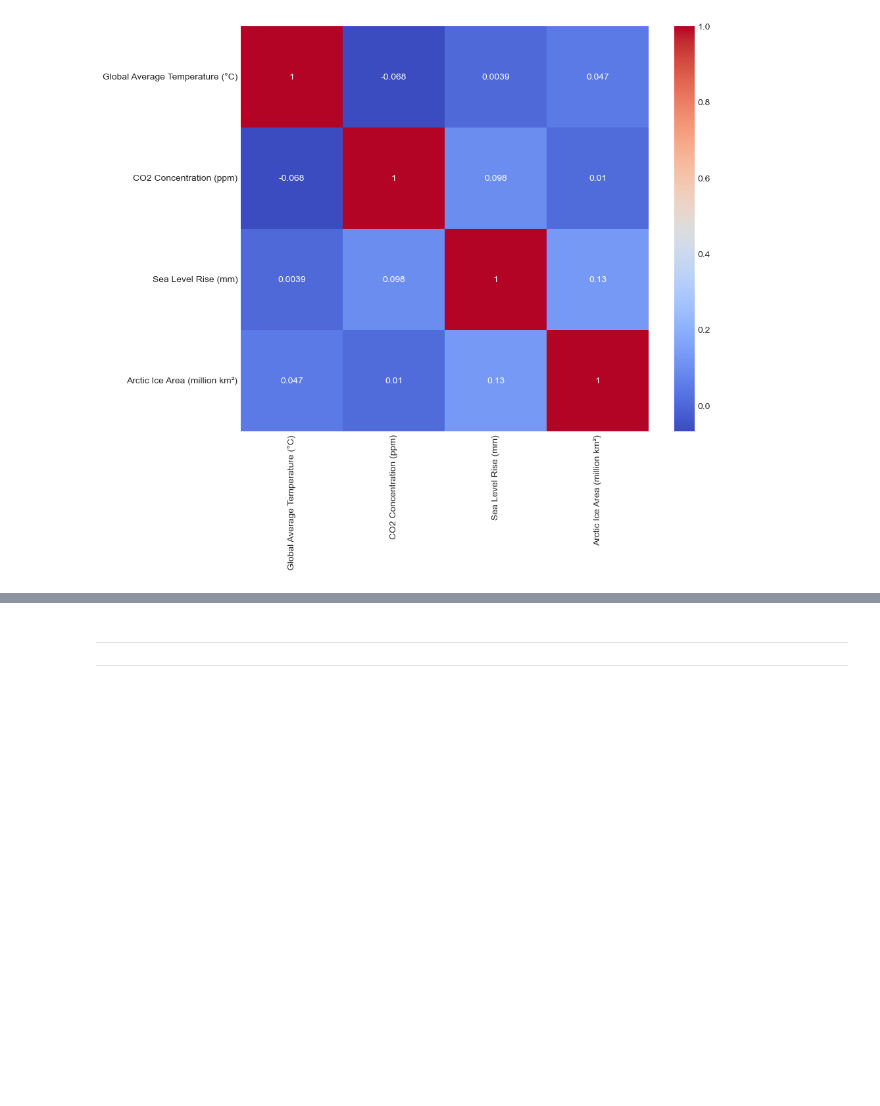
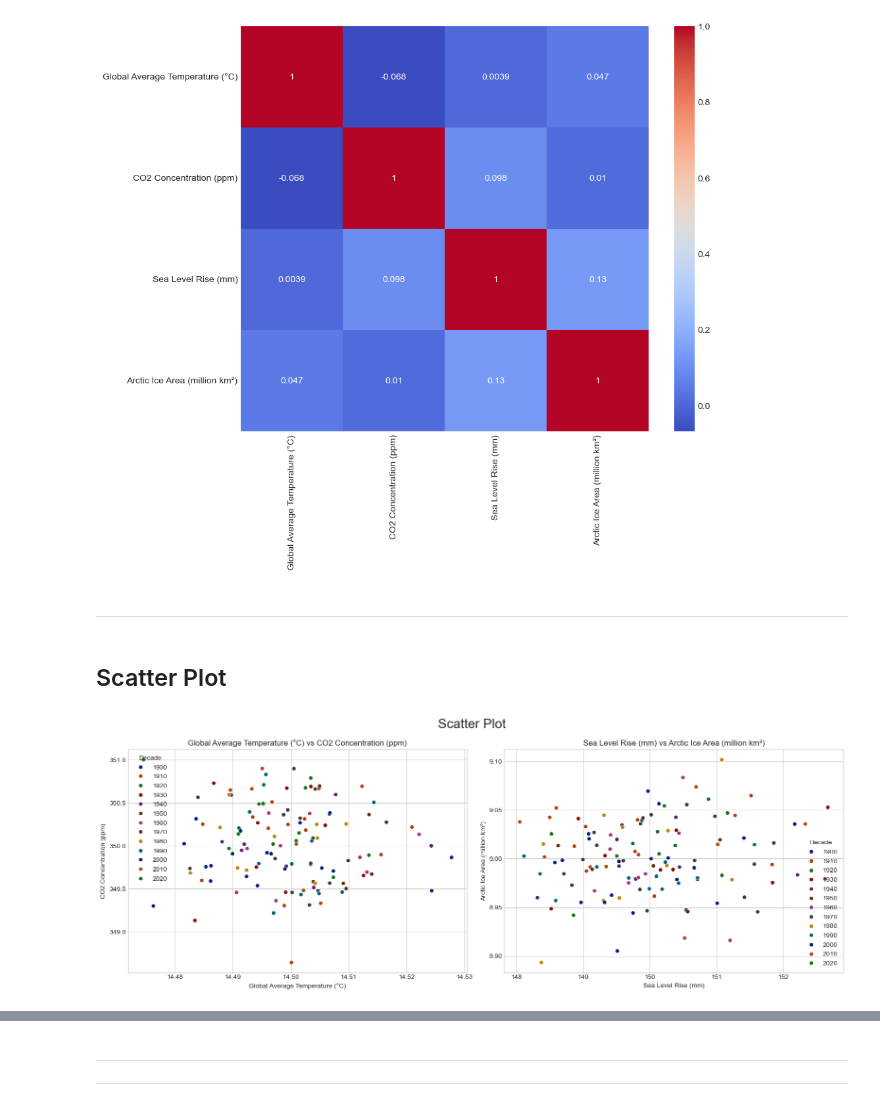
Before and after one commit to Omdena-NIC-Nepal/complete-eda-assignment-neural-syndicate, a Jupyter notebook: climate_eda.ipynb, the cells around one changed output, grey strips where cells are left out. Saved outputs shown, nothing was run; the diff lists cells and outputs as text; code cells hidden in the pictures; blank space fills up the shorter version.

```diff
--- a/climate_eda.ipynb
+++ b/climate_eda.ipynb
@@ -214,3 +224,23 @@ plt.show()
 | Sea Level Rise (mm) | 0.00 | 0.10 | 1.00 | 0.13 |
 | Arctic Ice Area (million km²) | 0.05 | 0.01 | 0.13 | 1.00 |
 [figure]
+# %% [markdown]
+---
+# %% [markdown]
+## Scatter Plot
+# %%
+fig, axes = plt.subplots(1, 2, figsize=(16, 6))
+
+
+sns.scatterplot(df, x=column_names[0], y=column_names[1], hue="Decade", palette="dark", markers='d', ax=axes[0])
+axes[0].set_title(f"{column_names[0]} vs {column_names[1]}")
+
+sns.scatterplot(df, x=column_names[2], y=column_names[3], hue="Decade", palette="dark", markers='d', ax=axes[1])
+axes[1].set_title(f"{column_names[2]} vs {column_names[3]}")
+
+
+plt.suptitle("Scatter Plot", fontsize=20)
+plt.tight_layout()
+plt.show()
+# %% [output]
+[figure, added]
```
Also changed, not shown: parts of 15 cells of this notebook.
